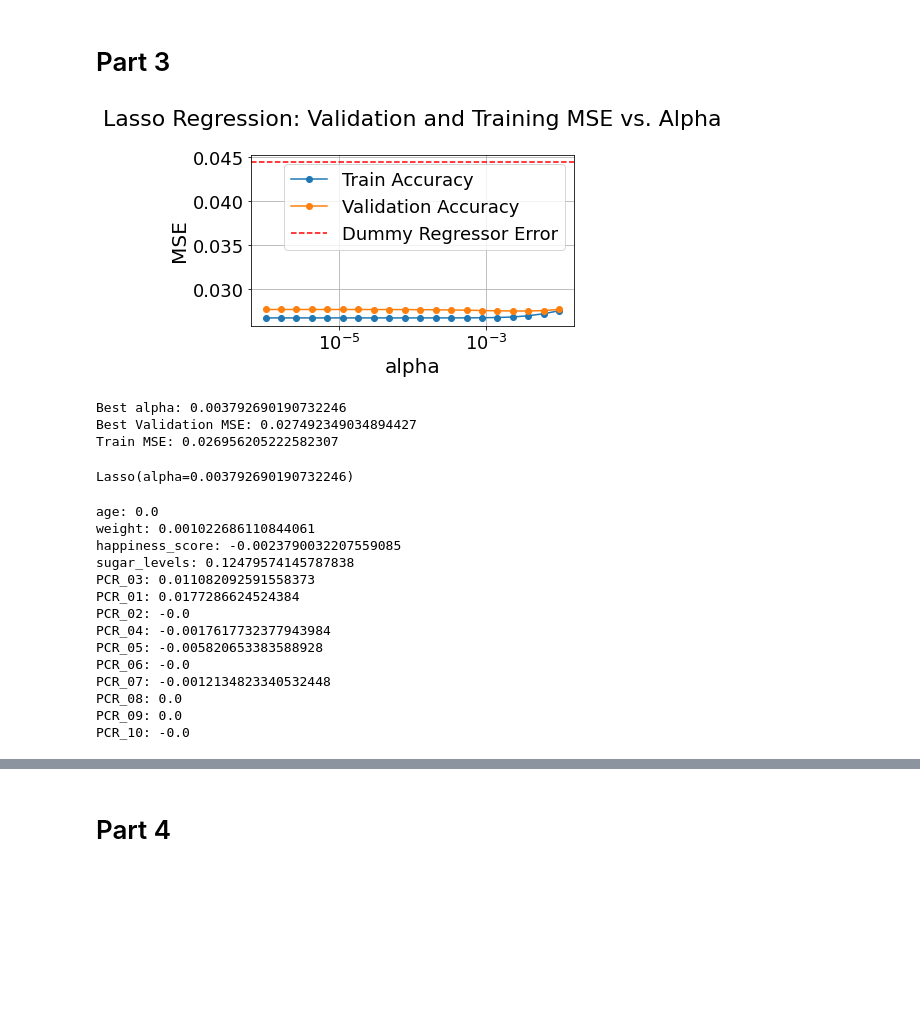
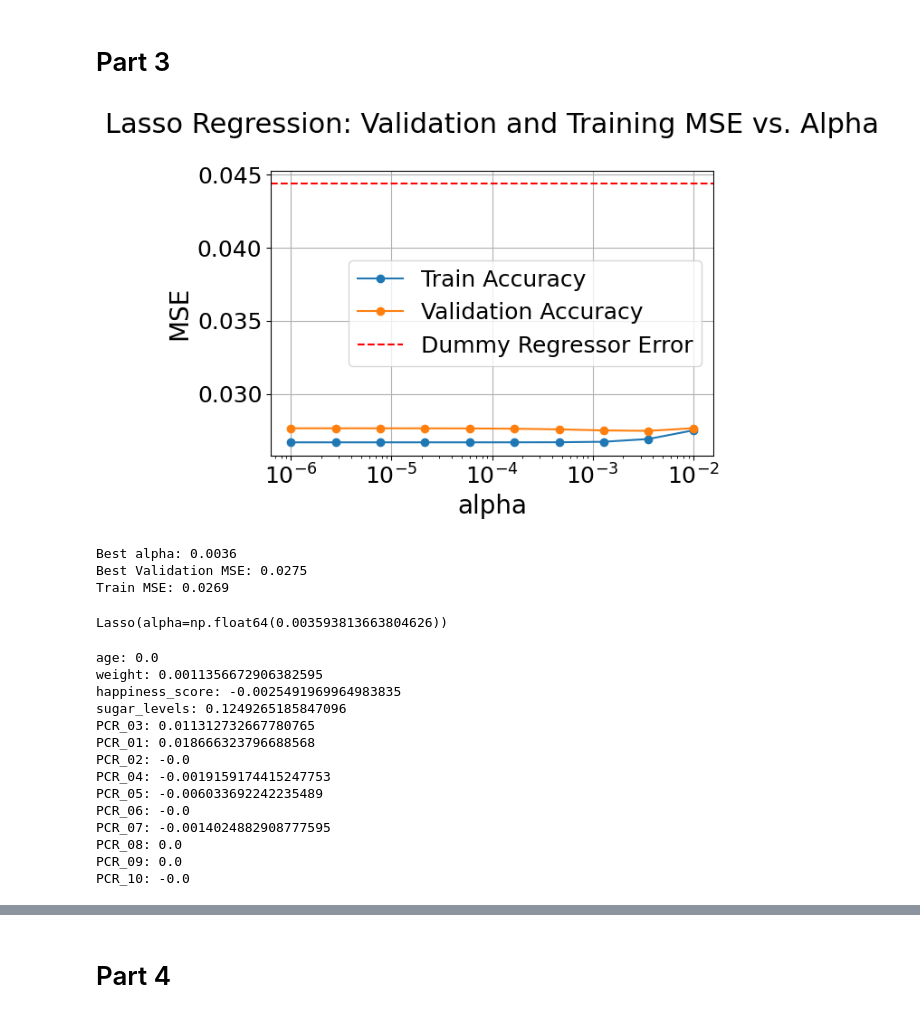
Before and after one commit to AvDaniel6/HW3-Intro-To-ML, a Jupyter notebook: main.ipynb, the cells around one changed output, grey strips where cells are left out. Saved outputs shown, nothing was run; the diff lists cells and outputs as text; code cells hidden in the pictures; blank space fills up the shorter version.

```diff
--- a/main.ipynb
+++ b/main.ipynb
@@ -452,56 +454,56 @@ LinearRegressor(lr=0.01)
 # %% [markdown]
 # Part 3
 # %%
-alpha_values = np.logspace(-6, -2, 20)
+alpha_values = np.logspace(-6, -2, 10)
 train_score = []
 test_score = []
 for val in alpha_values:
     linear_lasso = Lasso(alpha = val, fit_intercept=True)
     results = cross_validate(linear_lasso, X_train_df, y_train_df, cv = 5, scoring='neg_mean_squared_error', return_train_score=True)
     train_score.append(np.mean(-results["train_score"]))
     test_score.append(np.mean(-results["test_score"]))
 
 plt.semilogx(alpha_values, train_score, label="Train Accuracy", marker = 'o')
 plt.semilogx(alpha_values, test_score, label="Validation Accuracy", marker = 'o')
 plt.axhline(y=dummy_mse, color='r', linestyle='--', label='Dummy Regressor Error')
 plt.xlabel("alpha")
 plt.ylabel("MSE")
 plt.title("Lasso Regression: Validation and Training MSE vs. Alpha\n")
 plt.legend()
 plt.grid(True)
 plt.tight_layout()
 plt.show()
 
 best_index = np.argmin(test_score)
 Best_alpha = alpha_values[best_index]
-print(f"Best alpha: {Best_alpha}")
-print(f"Best Validation MSE: {test_score[best_index]}")
-print(f"Train MSE: {train_score[best_index]}")
+print(f"Best alpha: {Best_alpha:.4f}")
+print(f"Best Validation MSE: {test_score[best_index]:.4f}")
+print(f"Train MSE: {train_score[best_index]:.4f}")
 # %% [output]
-[figure, old version]
+[figure, new version]
-Best alpha: 0.003792690190732246
-Best Validation MSE: 0.027492349034894427
-Train MSE: 0.026956205222582307
+Best alpha: 0.0036
+Best Validation MSE: 0.0275
+Train MSE: 0.0269
 # %%
 linear_lasso = Lasso(alpha = Best_alpha, fit_intercept=True)
 linear_lasso.fit(X_train_df, y_train_df)
 # %% [output]
-Lasso(alpha=0.003792690190732246)
+Lasso(alpha=np.float64(0.003593813663804626))
 # %%
 for feature, coef in zip(X_train_df.columns, linear_lasso.coef_):
     print(f"{feature}: {coef}")
 # %% [output]
 age: 0.0
-weight: 0.001022686110844061
-happiness_score: -0.0023790032207559085
-sugar_levels: 0.12479574145787838
-PCR_03: 0.011082092591558373
-PCR_01: 0.0177286624524384
+weight: 0.0011356672906382595
+happiness_score: -0.0025491969964983835
+sugar_levels: 0.1249265185847096
+PCR_03: 0.011312732667780765
+PCR_01: 0.018666323796688568
 PCR_02: -0.0
-PCR_04: -0.0017617732377943984
-PCR_05: -0.005820653383588928
+PCR_04: -0.0019159174415247753
+PCR_05: -0.006033692242235489
 PCR_06: -0.0
-PCR_07: -0.0012134823340532448
+PCR_07: -0.0014024882908777595
 PCR_08: 0.0
 PCR_09: 0.0
 PCR_10: -0.0
```
Also changed, not shown: parts of 14 cells of this notebook.
